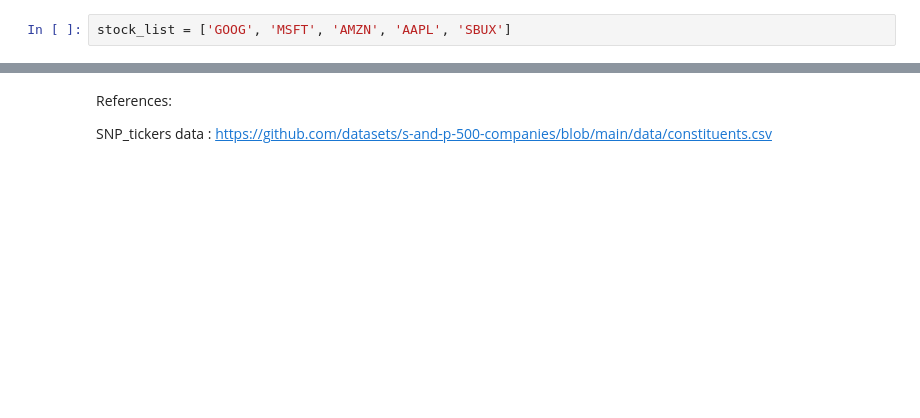
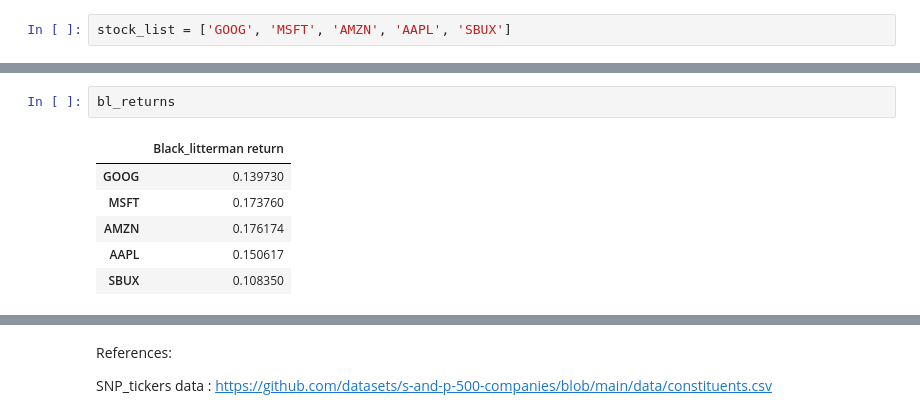
Before and after one commit to wkssm18/case_study, a Jupyter notebook: black_litterman/black_litterman_model.ipynb, the cells around one changed output, grey strips where cells are left out. Cells and saved outputs as stored; diff of their text form; blank space fills up the shorter version.

```diff
--- a/black_litterman/black_litterman_model.ipynb
+++ b/black_litterman/black_litterman_model.ipynb
@@ -238,0 +243,9 @@ E_r
+# %%
+bl_returns
+# %% [output]
+|  | Black_litterman return |
+| GOOG | 0.139730 |
+| MSFT | 0.173760 |
+| AMZN | 0.176174 |
+| AAPL | 0.150617 |
+| SBUX | 0.108350 |
```
Also changed, not shown: parts of 27 cells of this notebook, 1 other file.
